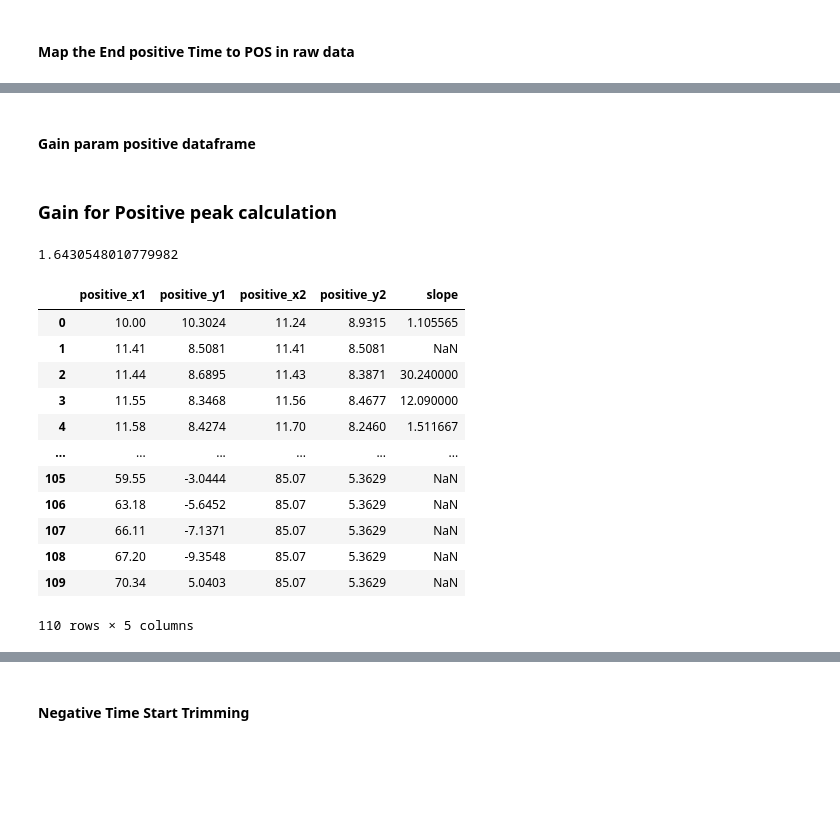
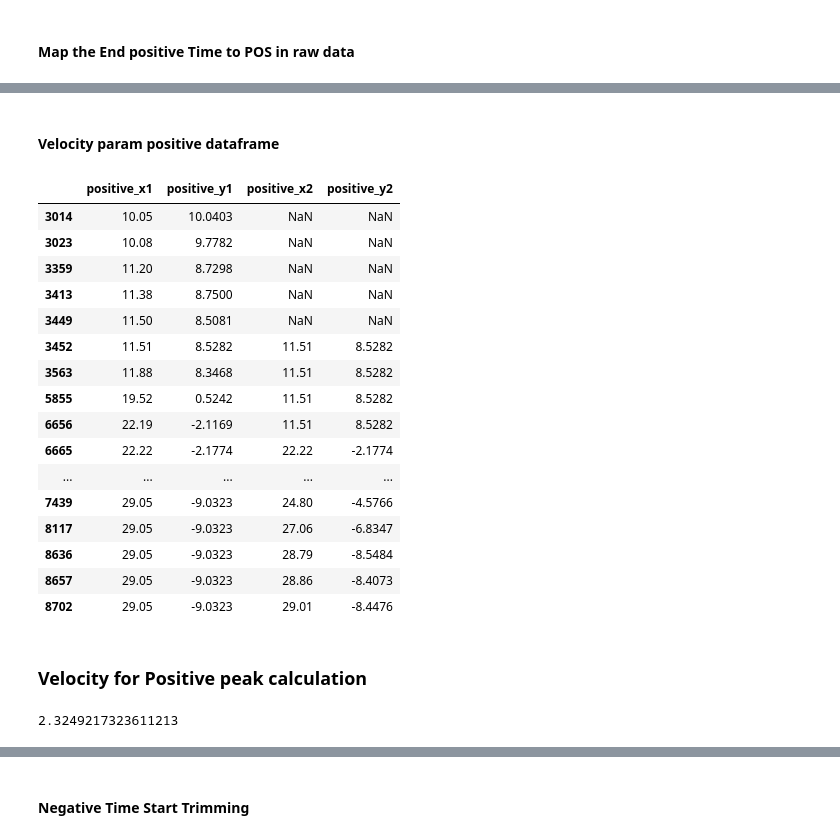
Before and after one commit to jamesleocodes/eye_movement, a Jupyter notebook: gain/gain_calc.ipynb, the cells around one changed output, grey strips where cells are left out. Drawn from its saved outputs; the diff is of its cells as text; code cells hidden in the pictures; blank space fills up the shorter version.

```diff
--- a/gain/gain_calc.ipynb
+++ b/gain/gain_calc.ipynb
@@ -549,62 +534,65 @@ mapped_posEnd = data.loc[data['Position'].isin(mapping_list),'Time']
 # data_param = {'positive_x1':postim_start_values,'positive_y1':mapped_posSt}
 # param_gain_start = pd.DataFrame(data_param)
 # %% [markdown]
-#### Gain param positive dataframe
+#### Velocity param positive dataframe
 # %%
 # # column miss match
 # Check lengths and truncate longer column
 if len(postim_start_values) > len(mapped_posSt):
     postim_start_values = postim_start_values[:len(mapped_posSt)]
 elif len(mapped_posSt) > len(postim_start_values):
     mapped_posSt = mapped_posSt[:len(postim_start_values)]
 
 # Now columns have equal length
 data_param = {'positive_x1':postim_start_values,'positive_y1':mapped_posSt}
-param_gain_start = pd.DataFrame(data_param)
+param_vel_start = pd.DataFrame(data_param)
 
 data_param= {'positive_x2':postim_end_values,'positive_y2':mapped_posEnd}
-param_gain_end = pd.DataFrame(data_param)
+param_vel_end = pd.DataFrame(data_param)
 
 # Reset the indices of the DataFrames
-param_gain_start = param_gain_start.reset_index(drop=True)
-param_gain_end = param_gain_end.reset_index(drop=True)
+param_gain_start = param_vel_start.reset_index(drop=True)
+param_gain_end = param_vel_end.reset_index(drop=True)
 
 # Concatenate the DataFrames horizontally
-param_gain_final = pd.concat([param_gain_start,param_gain_end],axis=1)
-param_gain_positive_final = param_gain_final.fillna(method='ffill')
+param_vel_final = pd.concat([param_vel_start,param_vel_end],axis=1)
+param_vel_positive_final = param_vel_final.fillna(method='ffill')
+param_vel_positive_final
 #param_gain_final
+# %% [output]
+|  | positive_x1 | positive_y1 | positive_x2 | positive_y2 |
+| 3014 | 10.05 | 10.0403 | NaN | NaN |
+| 3023 | 10.08 | 9.7782 | NaN | NaN |
+| 3359 | 11.20 | 8.7298 | NaN | NaN |
+| 3413 | 11.38 | 8.7500 | NaN | NaN |
+| 3449 | 11.50 | 8.5081 | NaN | NaN |
+| 3452 | 11.51 | 8.5282 | 11.51 | 8.5282 |
+| 3563 | 11.88 | 8.3468 | 11.51 | 8.5282 |
+| 5855 | 19.52 | 0.5242 | 11.51 | 8.5282 |
+| 6656 | 22.19 | -2.1169 | 11.51 | 8.5282 |
+| 6665 | 22.22 | -2.1774 | 22.22 | -2.1774 |
+| ... | ... | ... | ... | ... |
+| 7439 | 29.05 | -9.0323 | 24.80 | -4.5766 |
+| 8117 | 29.05 | -9.0323 | 27.06 | -6.8347 |
+| 8636 | 29.05 | -9.0323 | 28.79 | -8.5484 |
+| 8657 | 29.05 | -9.0323 | 28.86 | -8.4073 |
+| 8702 | 29.05 | -9.0323 | 29.01 | -8.4476 |
 # %% [markdown]
-### Gain for Positive peak calculation
+### Velocity for Positive peak calculation
 # %%
 # Calculate the difference between y2 and y1 divided by the difference between x2 and x1
-param_gain_positive_final['slope'] = (param_gain_positive_final['positive_y2'] - param_gain_final['positive_y1']) / (param_gain_final['positive_x2'] - param_gain_final['positive_x1'])
+param_vel_positive_final['slope'] = (param_vel_positive_final['positive_y2'] - param_vel_positive_final['positive_y1']) / (param_vel_positive_final['positive_x2'] - param_vel_positive_final['positive_x1'])
 
 # abs
-param_gain_positive_final['slope'] = abs(param_gain_positive_final['slope'])
+param_vel_positive_final['slope'] = abs(param_vel_positive_final['slope'])
 
 # Remove unwant values
 #param_gain_positive_final.loc[param_gain_positive_final['slope'] > 1.09, 'slope'] = np.nan
 
 # Calculate the average slope
-average_positive_slope = abs(param_gain_positive_final['slope'].mean())
+average_positive_slope = abs(param_vel_positive_final['slope'].mean())
 
 # Print the average slope
 print(average_positive_slope)
 # %% [output]
-1.6430548010779982
+2.3249217323611213
-# %%
-param_gain_positive_final
-# %% [output]
-|  | positive_x1 | positive_y1 | positive_x2 | positive_y2 | slope |
-| 0 | 10.00 | 10.3024 | 11.24 | 8.9315 | 1.105565 |
-| 1 | 11.41 | 8.5081 | 11.41 | 8.5081 | NaN |
-| 2 | 11.44 | 8.6895 | 11.43 | 8.3871 | 30.240000 |
-| 3 | 11.55 | 8.3468 | 11.56 | 8.4677 | 12.090000 |
-| 4 | 11.58 | 8.4274 | 11.70 | 8.2460 | 1.511667 |
-| ... | ... | ... | ... | ... | ... |
-| 105 | 59.55 | -3.0444 | 85.07 | 5.3629 | NaN |
-| 106 | 63.18 | -5.6452 | 85.07 | 5.3629 | NaN |
-| 107 | 66.11 | -7.1371 | 85.07 | 5.3629 | NaN |
-| 108 | 67.20 | -9.3548 | 85.07 | 5.3629 | NaN |
-| 109 | 70.34 | 5.0403 | 85.07 | 5.3629 | NaN |
-110 rows × 5 columns
```
Also changed, not shown: parts of 30 cells of this notebook, 3 other files.
